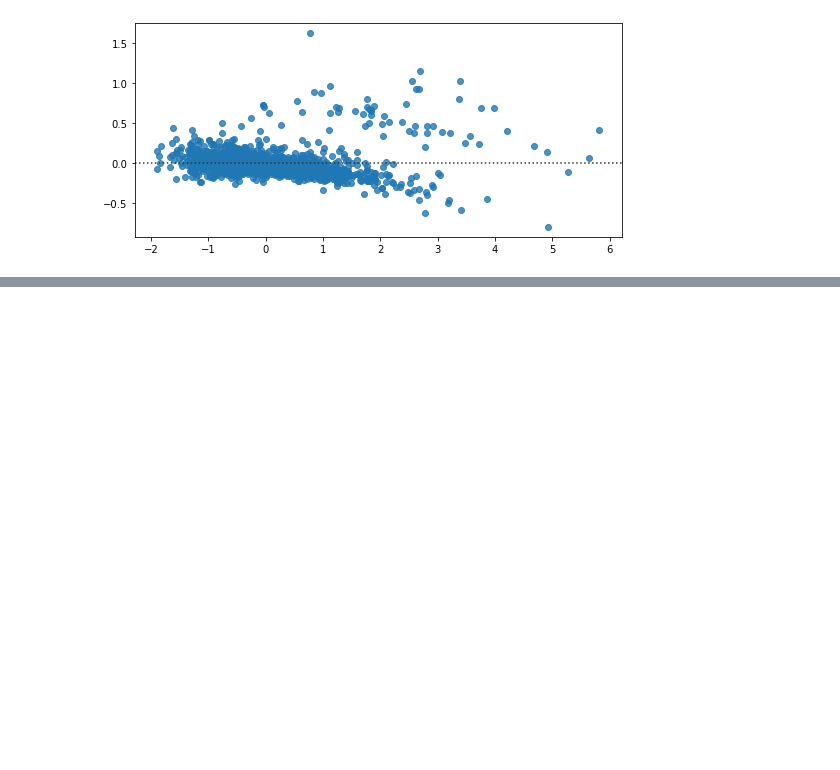
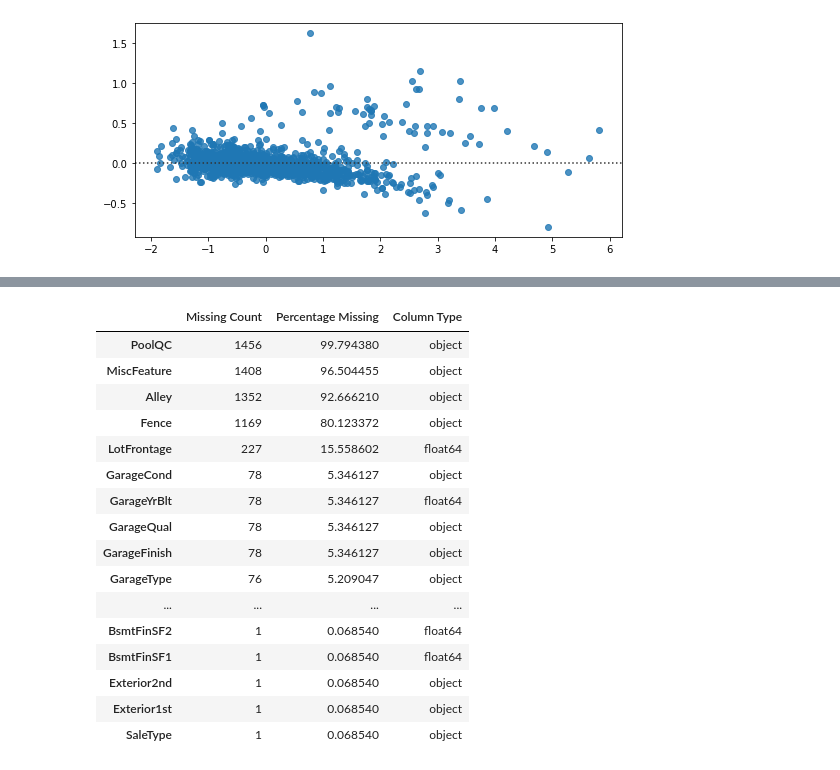
Before and after one commit to Steve-Desilets/MSDS-422-Module-2-Assignment, a Jupyter notebook: Module 2 Assignment - Group 3.ipynb, the cells around one changed output, grey strips where cells are left out. Saved outputs shown, nothing was run; the diff lists cells and outputs as text; code cells hidden in the pictures; blank space fills up the shorter version.

```diff
--- a/Module 2 Assignment - Group 3.ipynb
+++ b/Module 2 Assignment - Group 3.ipynb
@@ -1276,0 +1277,9 @@ sns.residplot(x=y_log_scale, y=y_pred)
+# %%
+# load test data
+housing_testing_data = pd.read_csv('test.csv')
+# %%
+# process columns, apply LabelEncoder to categorical features
+for i in important_categorical:
+    lbl = LabelEncoder()
+    lbl.fit(list(housing_testing_data[i].values))
+    housing_testing_data[i] = lbl.transform(list(housing_testing_data[i].values))
@@ -1276,0 +1291,28 @@ sns.residplot(x=y_log_scale, y=y_pred)
+# %%
+# find null counts, percentage of null values, and column type
+null_count = housing_testing_data.isnull().sum()
+null_percentage = housing_testing_data.isnull().sum() * 100 / len(housing_testing_data)
+column_type = housing_testing_data.dtypes
+
+# show null counts, percentage of null values, and column type for columns with more than one Null value
+null_summary = pd.concat([null_count, null_percentage, column_type], axis=1, keys=['Missing Count', 'Percentage Missing','Column Type'])
+null_summary_only_missing = null_summary[null_count != 0].sort_values('Percentage Missing',ascending=False)
+null_summary_only_missing
+# %% [output]
+|  | Missing Count | Percentage Missing | Column Type |
+| PoolQC | 1456 | 99.794380 | object |
+| MiscFeature | 1408 | 96.504455 | object |
+| Alley | 1352 | 92.666210 | object |
+| Fence | 1169 | 80.123372 | object |
+| LotFrontage | 227 | 15.558602 | float64 |
+| GarageCond | 78 | 5.346127 | object |
+| GarageYrBlt | 78 | 5.346127 | float64 |
+| GarageQual | 78 | 5.346127 | object |
+| GarageFinish | 78 | 5.346127 | object |
+| GarageType | 76 | 5.209047 | object |
+| ... | ... | ... | ... |
+| BsmtFinSF2 | 1 | 0.068540 | float64 |
+| BsmtFinSF1 | 1 | 0.068540 | float64 |
+| Exterior2nd | 1 | 0.068540 | object |
+| Exterior1st | 1 | 0.068540 | object |
+| SaleType | 1 | 0.068540 | object |
```
Also changed, not shown: parts of 27 cells of this notebook.
